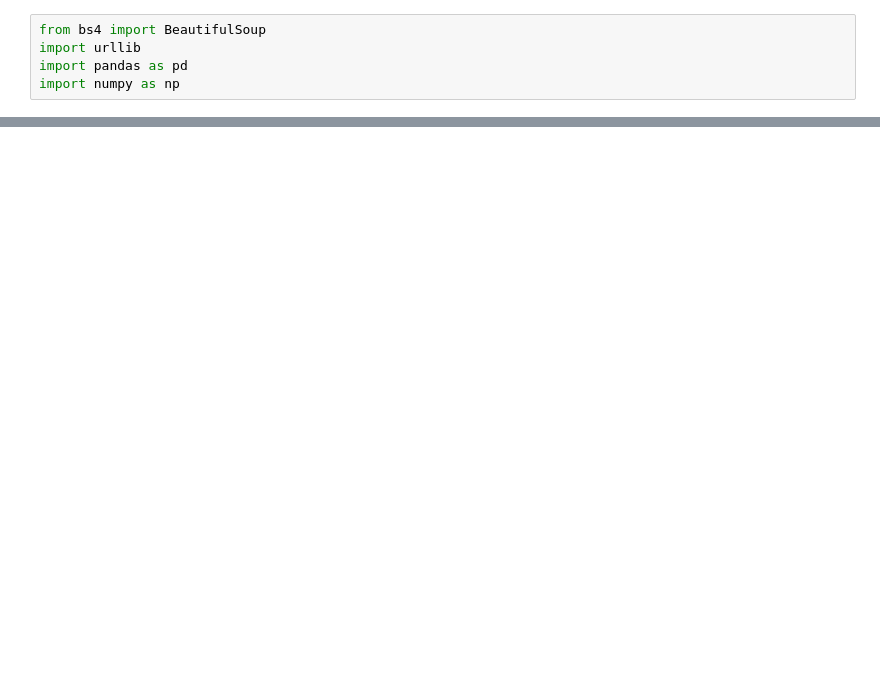
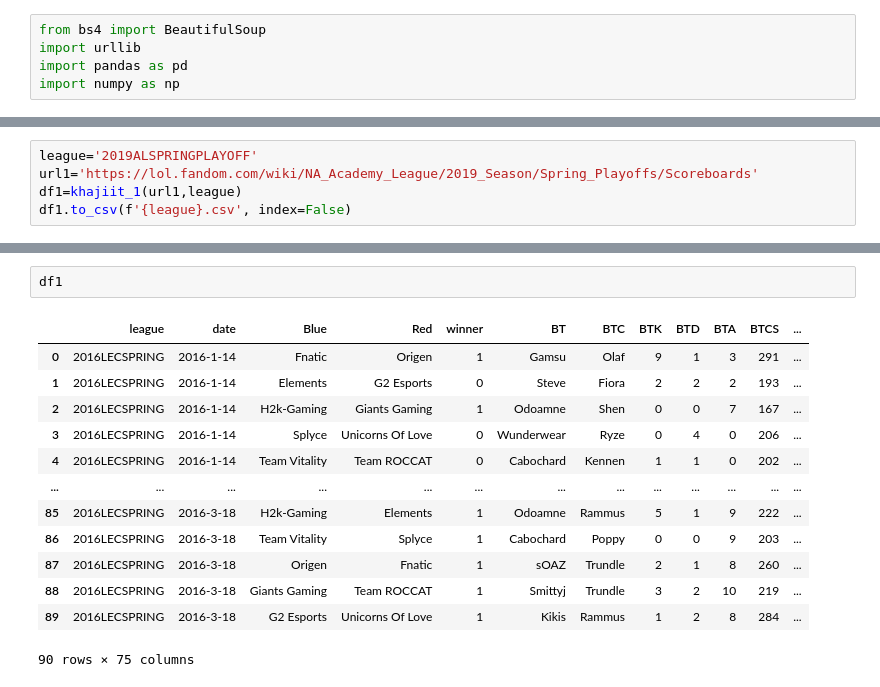
Before and after one commit to snaiws/Project-2, a Jupyter notebook: khajiit_lol_league.ipynb, the cells around one changed output, grey strips where cells are left out. Cells and saved outputs as stored; diff of their text form; blank space fills up the shorter version.

```diff
--- a/khajiit_lol_league.ipynb
+++ b/khajiit_lol_league.ipynb
@@ -405,0 +353,5 @@ df1.to_csv(f'{league}.csv', index=False)
+# %%
+league='2019ALSPRINGPLAYOFF'
+url1='https://lol.fandom.com/wiki/NA_Academy_League/2019_Season/Spring_Playoffs/Scoreboards'
+df1=khajiit_1(url1,league)
+df1.to_csv(f'{league}.csv', index=False)
@@ -405,0 +368,16 @@ df1.to_csv(f'{league}.csv', index=False)
+# %%
+df1
+# %% [output]
+|  | league | date | Blue | Red | winner | BT | BTC | BTK | BTD | BTA | BTCS | ... |
+| 0 | 2016LECSPRING | 2016-1-14 | Fnatic | Origen | 1 | Gamsu | Olaf | 9 | 1 | 3 | 291 | ... |
+| 1 | 2016LECSPRING | 2016-1-14 | Elements | G2 Esports | 0 | Steve | Fiora | 2 | 2 | 2 | 193 | ... |
+| 2 | 2016LECSPRING | 2016-1-14 | H2k-Gaming | Giants Gaming | 1 | Odoamne | Shen | 0 | 0 | 7 | 167 | ... |
+| 3 | 2016LECSPRING | 2016-1-14 | Splyce | Unicorns Of Love | 0 | Wunderwear | Ryze | 0 | 4 | 0 | 206 | ... |
+| 4 | 2016LECSPRING | 2016-1-14 | Team Vitality | Team ROCCAT | 0 | Cabochard | Kennen | 1 | 1 | 0 | 202 | ... |
+| ... | ... | ... | ... | ... | ... | ... | ... | ... | ... | ... | ... | ... |
+| 85 | 2016LECSPRING | 2016-3-18 | H2k-Gaming | Elements | 1 | Odoamne | Rammus | 5 | 1 | 9 | 222 | ... |
+| 86 | 2016LECSPRING | 2016-3-18 | Team Vitality | Splyce | 1 | Cabochard | Poppy | 0 | 0 | 9 | 203 | ... |
+| 87 | 2016LECSPRING | 2016-3-18 | Origen | Fnatic | 1 | sOAZ | Trundle | 2 | 1 | 8 | 260 | ... |
+| 88 | 2016LECSPRING | 2016-3-18 | Giants Gaming | Team ROCCAT | 1 | Smittyj | Trundle | 3 | 2 | 10 | 219 | ... |
+| 89 | 2016LECSPRING | 2016-3-18 | G2 Esports | Unicorns Of Love | 1 | Kikis | Rammus | 1 | 2 | 8 | 284 | ... |
+90 rows × 75 columns
```
Also changed, not shown: parts of 11 cells of this notebook.
